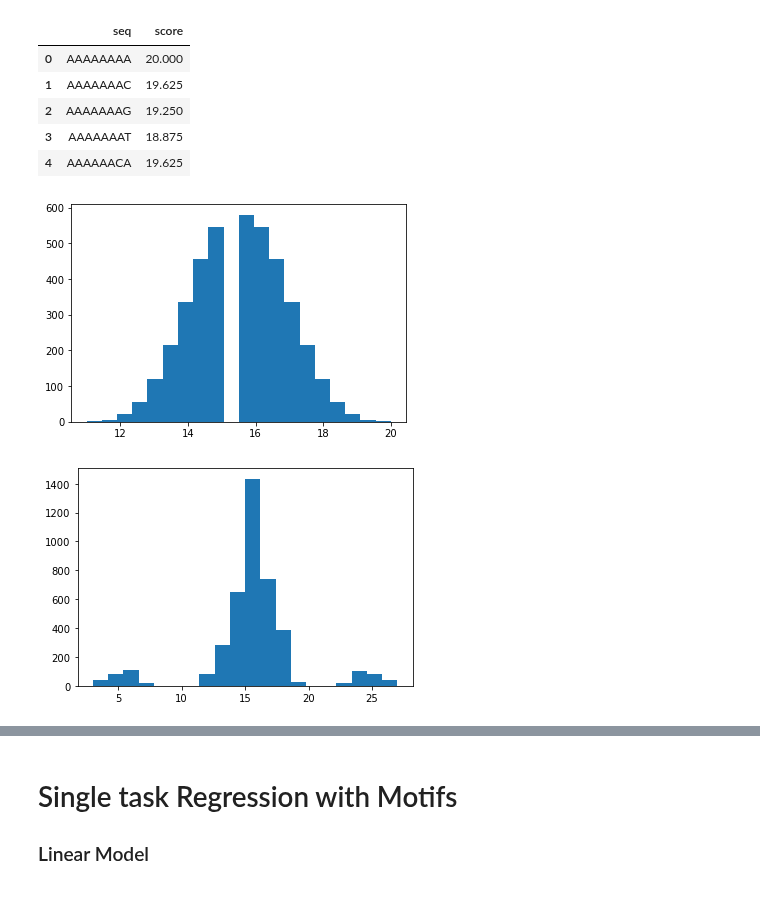
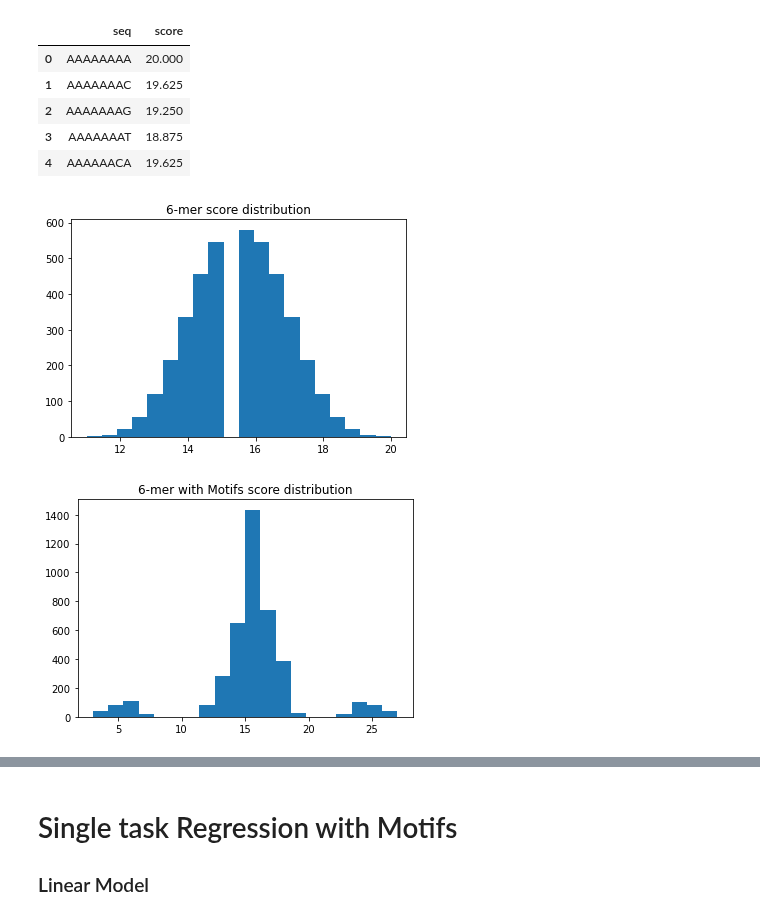
Before and after one commit to erinhwilson/deep-5g-sandbox, a Jupyter notebook: full_synthetic_data_analysis.ipynb, the cells around one changed output, grey strips where cells are left out. Saved outputs shown, nothing was run; the diff lists cells and outputs as text; code cells hidden in the pictures.

```diff
--- a/full_synthetic_data_analysis.ipynb
+++ b/full_synthetic_data_analysis.ipynb
@@ -78,12 +77,14 @@ mer6_motif = score_seqs_motif(seqs6)
 mer8_motif = score_seqs_motif(seqs8)
 # %%
 plt.hist(mer6['score'].values,bins=20)
+plt.title("6-mer score distribution")
 plt.show()
 
 plt.hist(mer6_motif['score'].values,bins=20)
+plt.title("6-mer with Motifs score distribution")
 plt.show()
 # %% [output]
-[figure, old version]
+[figure, new version]
-[figure, old version]
+[figure, new version]
 # %%
 plt.hist(mer8['score'].values,bins=20)
```
Also changed, not shown: parts of 55 cells of this notebook, 1 other file.
